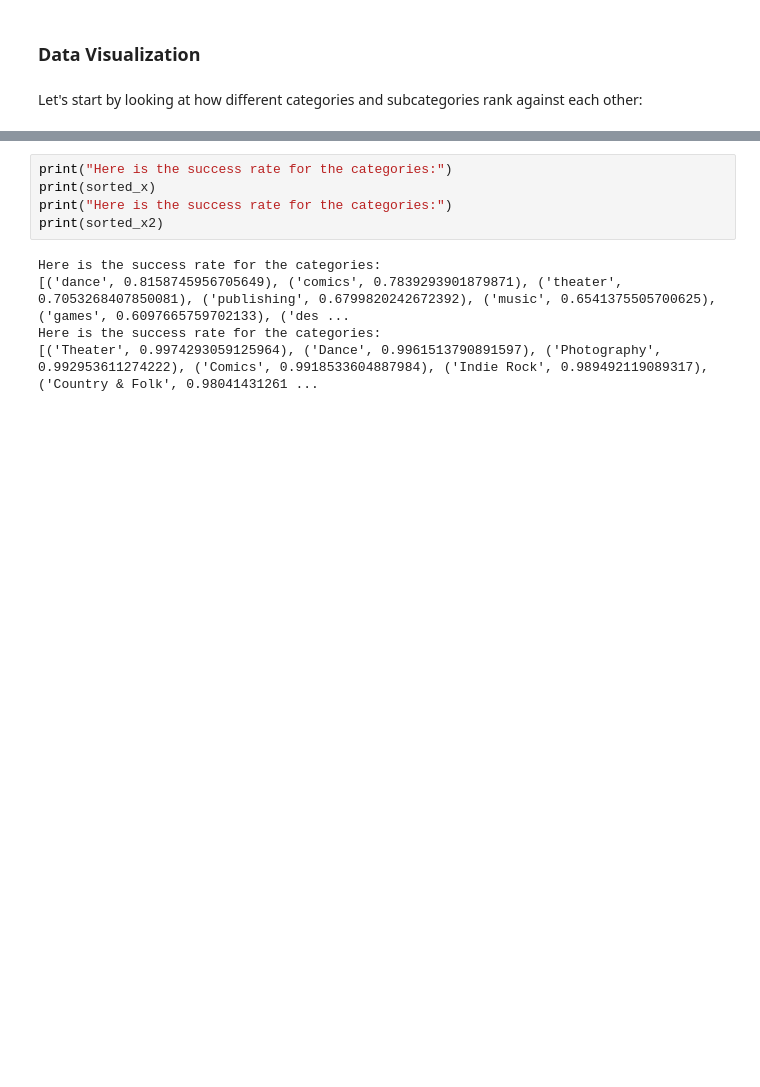
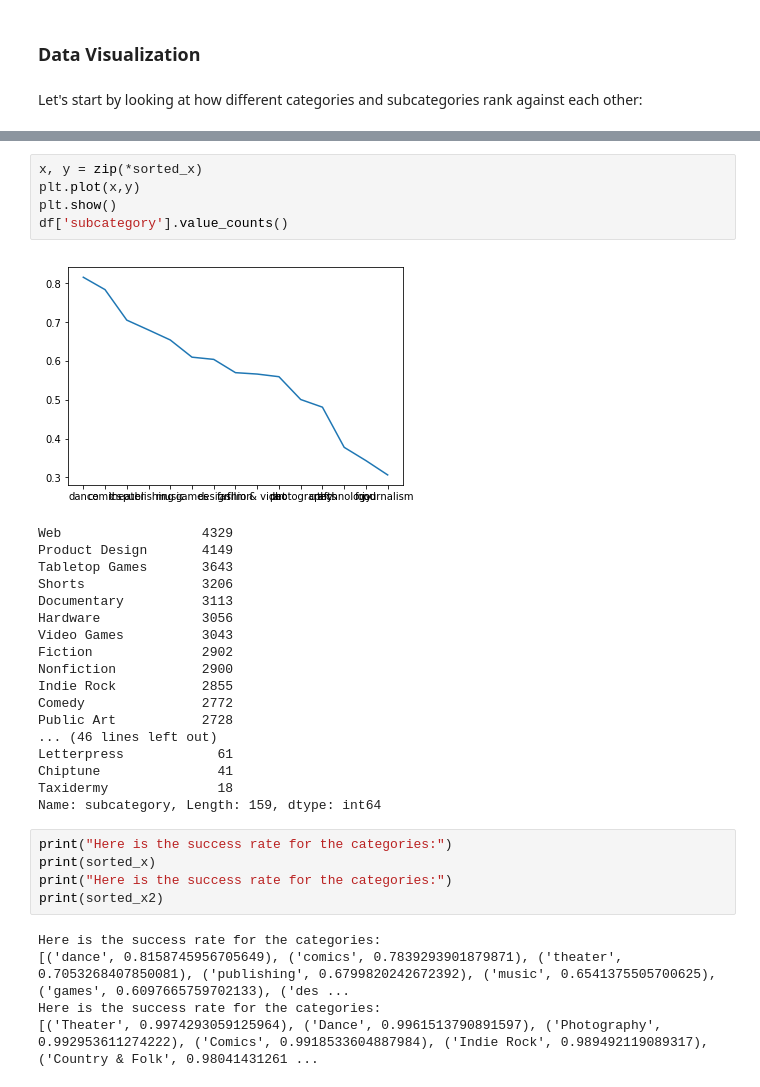
Before and after one commit to DP-20/Cogs108, a Jupyter notebook: Final Project.ipynb, the cells around one changed output, grey strips where cells are left out. Cells and saved outputs as stored; diff of their text form; blank space fills up the shorter version.

```diff
--- a/Final Project.ipynb
+++ b/Final Project.ipynb
@@ -184,6 +188,30 @@ testList4 = list(dict6.values())
 testList5 = np.sort(testList4)
 testList6 = testList5[::-1]
 sorted_x2 = sorted(dict6.items(), key=operator.itemgetter(1), reverse=True)
+# %%
+x, y = zip(*sorted_x)
+plt.plot(x,y)
+plt.show()
+df['subcategory'].value_counts()
+# %% [output]
+[figure, added]
+Web                  4329
+Product Design       4149
+Tabletop Games       3643
+Shorts               3206
+Documentary          3113
+Hardware             3056
+Video Games          3043
+Fiction              2902
+Nonfiction           2900
+Indie Rock           2855
+Comedy               2772
+Public Art           2728
+... (46 lines left out)
+Letterpress            61
+Chiptune               41
+Taxidermy              18
+Name: subcategory, Length: 159, dtype: int64
 # %%
 print("Here is the success rate for the categories:")
 print(sorted_x)
```
Also changed, not shown: parts of 2 cells of this notebook.
